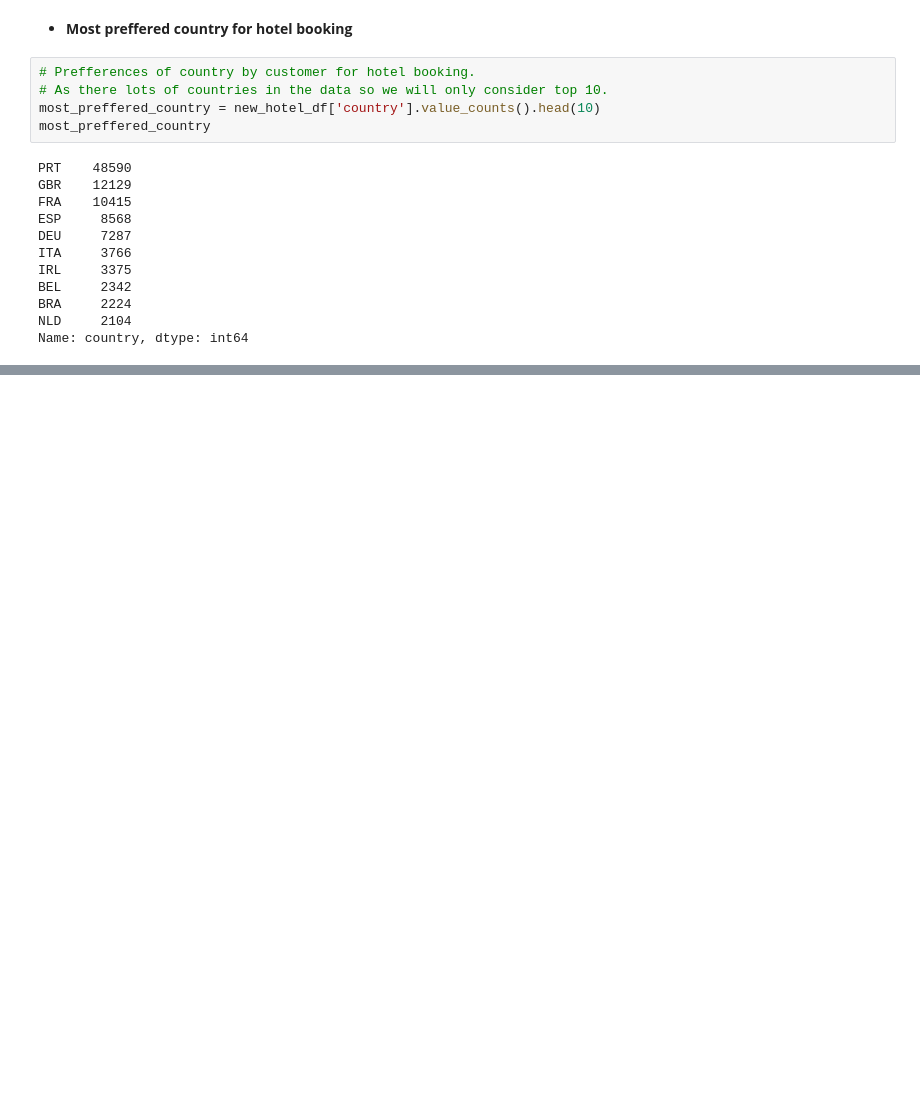
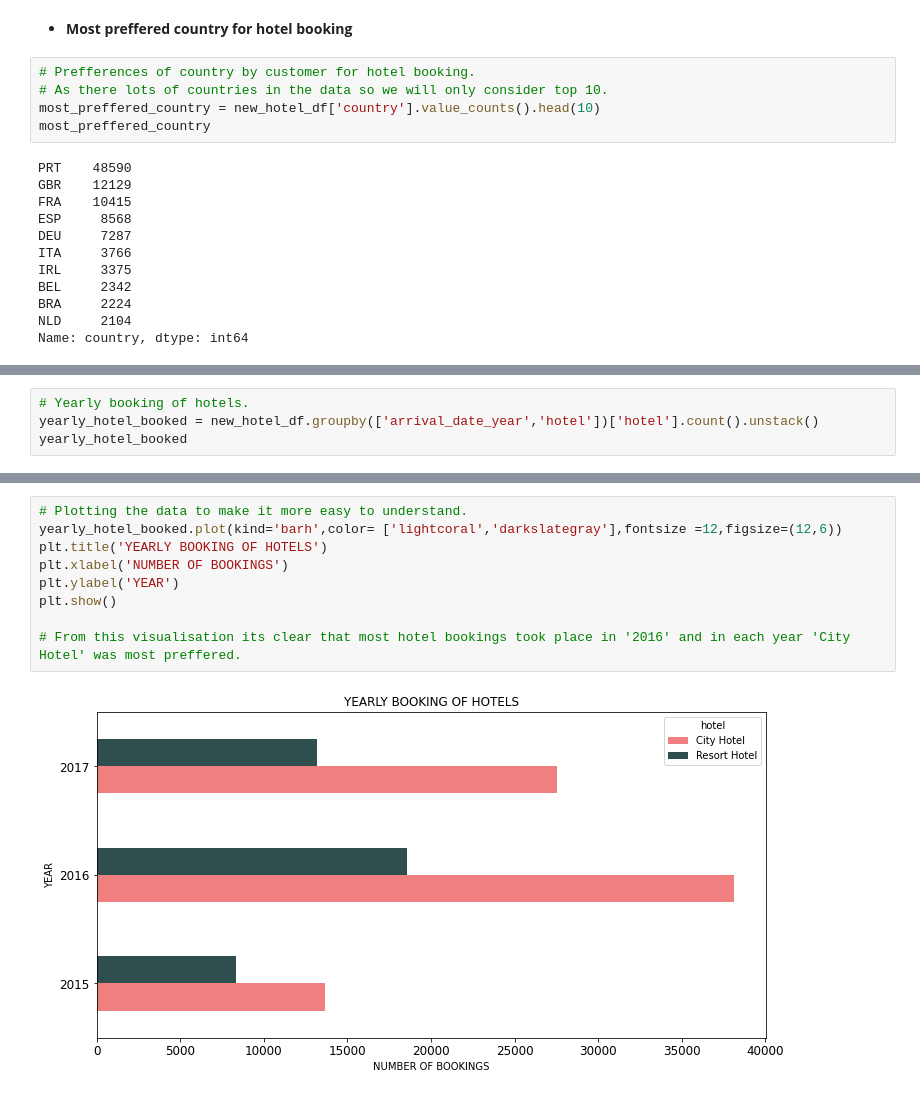
Before and after one commit to Arka1212/Hotel-Booking-Analysis, a Jupyter notebook: Hotel_Booking_Analysis_Capstone_Project.ipynb, the cells around one changed output, grey strips where cells are left out. Drawn from its saved outputs; the diff is of its cells as text; blank space fills up the shorter version.

```diff
--- a/Hotel_Booking_Analysis_Capstone_Project.ipynb
+++ b/Hotel_Booking_Analysis_Capstone_Project.ipynb
@@ -350,0 +381,4 @@ plt.show()
+# %%
+# Yearly booking of hotels.
+yearly_hotel_booked = new_hotel_df.groupby(['arrival_date_year','hotel'])['hotel'].count().unstack()
+yearly_hotel_booked
@@ -350,0 +391,11 @@ plt.show()
+# %%
+# Plotting the data to make it more easy to understand.
+yearly_hotel_booked.plot(kind='barh',color= ['lightcoral','darkslategray'],fontsize =12,figsize=(12,6))
+plt.title('YEARLY BOOKING OF HOTELS')
+plt.xlabel('NUMBER OF BOOKINGS')
+plt.ylabel('YEAR')
+plt.show()
+
+# From this visualisation its clear that most hotel bookings took place in '2016' and in each year 'City Hotel' was most preffered.
+# %% [output]
+[figure, added]
```
Also changed, not shown: parts of 11 cells of this notebook.
